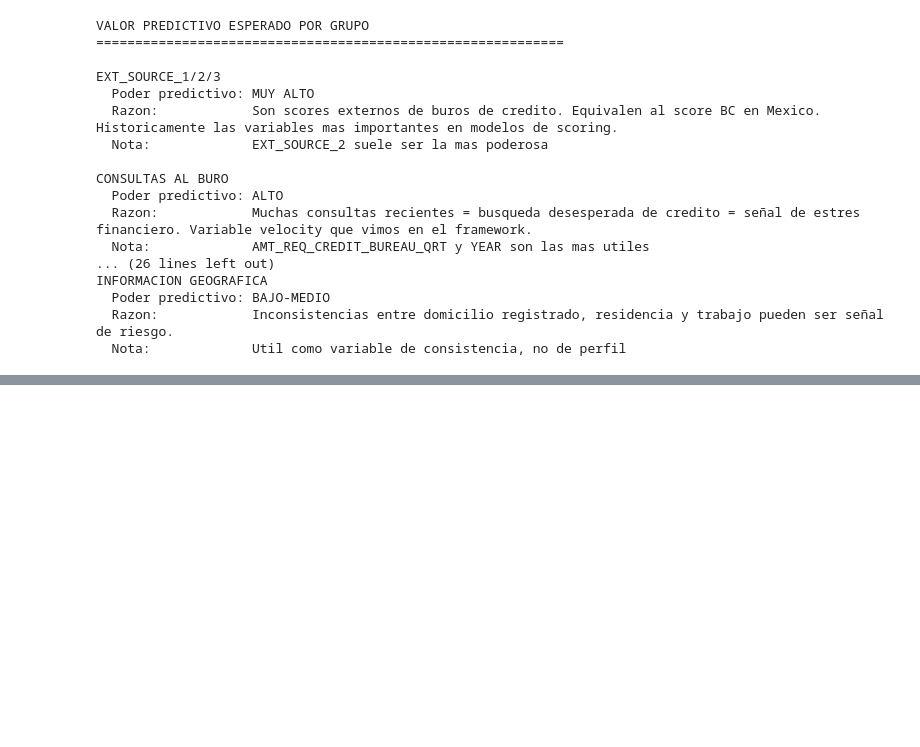
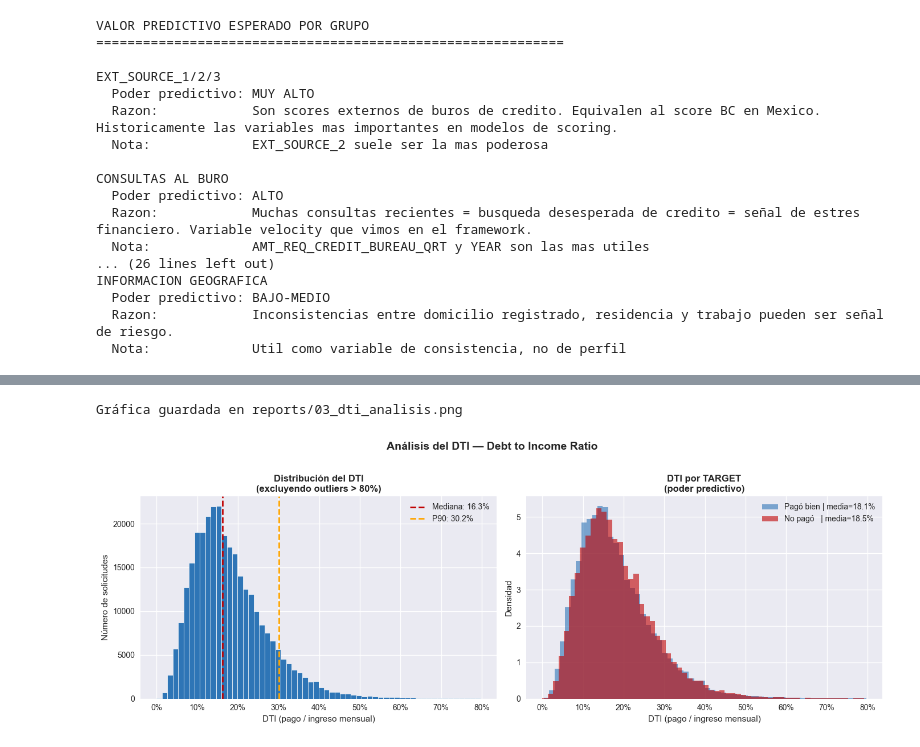
Before and after one commit to MarinoSB577/credit-risk-scoring-ml, a Jupyter notebook: notebooks/01_exploratory_analysis.ipynb, the cells around one changed output, grey strips where cells are left out. Saved outputs shown, nothing was run; the diff lists cells and outputs as text; code cells hidden in the pictures; blank space fills up the shorter version.

```diff
--- a/notebooks/01_exploratory_analysis.ipynb
+++ b/notebooks/01_exploratory_analysis.ipynb
@@ -539,0 +941,56 @@ INFORMACION GEOGRAFICA
+# %%
+# --- GRÁFICA DEL DTI ---
+
+fig, axes = plt.subplots(1, 2, figsize=(14, 5))
+
+# GRÁFICA 1: Distribución general del DTI
+# Limitamos a DTI < 0.8 para ver mejor la distribución
+# (los outliers extremos distorsionan la gráfica)
+dti_filtrado = df[df['DTI'] < 0.8]['DTI']
+
+axes[0].hist(dti_filtrado, bins=60,
+             color='#2E75B6', edgecolor='white', linewidth=0.5)
+axes[0].axvline(df['DTI'].median(), color='#C00000',
+                linestyle='--', linewidth=2,
+                label=f"Mediana: {df['DTI'].median()*100:.1f}%")
+axes[0].axvline(df['DTI'].quantile(0.90), color='orange',
+                linestyle='--', linewidth=2,
+                label=f"P90: {df['DTI'].quantile(0.90)*100:.1f}%")
+axes[0].set_title('Distribución del DTI\n(excluyendo outliers > 80%)',
+                  fontsize=12, fontweight='bold')
+axes[0].set_xlabel('DTI (pago / ingreso mensual)')
+axes[0].set_ylabel('Número de solicitudes')
+axes[0].xaxis.set_major_formatter(
+    plt.FuncFormatter(lambda x, _: f'{x*100:.0f}%'))
+axes[0].legend()
+
+# GRÁFICA 2: DTI por TARGET
+buenos = df[df['TARGET']==0]['DTI']
+malos  = df[df['TARGET']==1]['DTI']
+
+axes[1].hist(buenos[buenos < 0.8], bins=60,
+             alpha=0.6, color='#2E75B6',
+             label=f'Pagó bien | media={buenos.mean()*100:.1f}%',
+             density=True)
+axes[1].hist(malos[malos < 0.8], bins=60,
+             alpha=0.6, color='#C00000',
+             label=f'No pagó   | media={malos.mean()*100:.1f}%',
+             density=True)
+axes[1].set_title('DTI por TARGET\n(poder predictivo)',
+                  fontsize=12, fontweight='bold')
+axes[1].set_xlabel('DTI (pago / ingreso mensual)')
+axes[1].set_ylabel('Densidad')
+axes[1].xaxis.set_major_formatter(
+    plt.FuncFormatter(lambda x, _: f'{x*100:.0f}%'))
+axes[1].legend()
+
+fig.suptitle('Análisis del DTI — Debt to Income Ratio',
+             fontsize=14, fontweight='bold', y=1.02)
+
+plt.tight_layout()
+plt.savefig('reports/03_dti_analisis.png', dpi=150, bbox_inches='tight')
+print("Gráfica guardada en reports/03_dti_analisis.png")
+plt.show()
+# %% [output]
+Gráfica guardada en reports/03_dti_analisis.png
+[figure, added]
```
Also changed, not shown: parts of 10 cells of this notebook, 1 other file.
